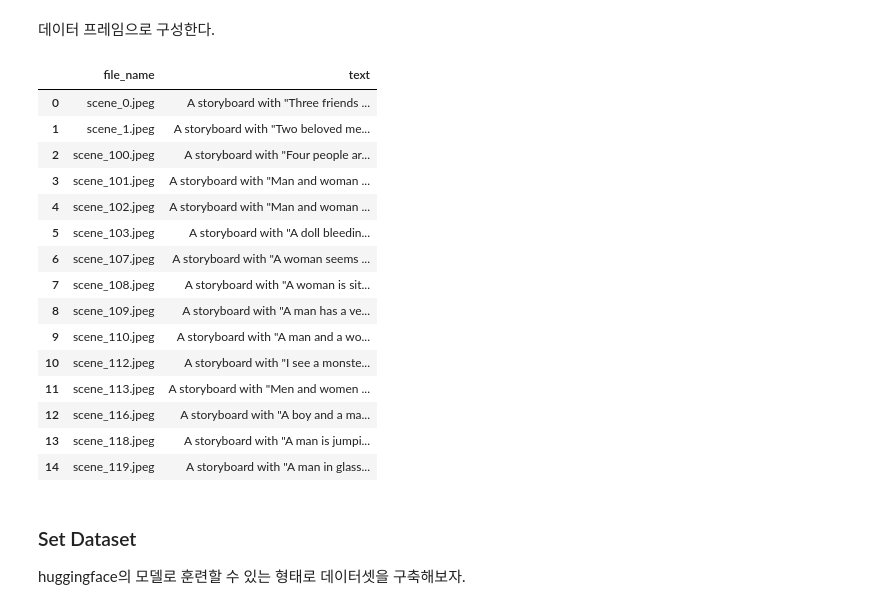
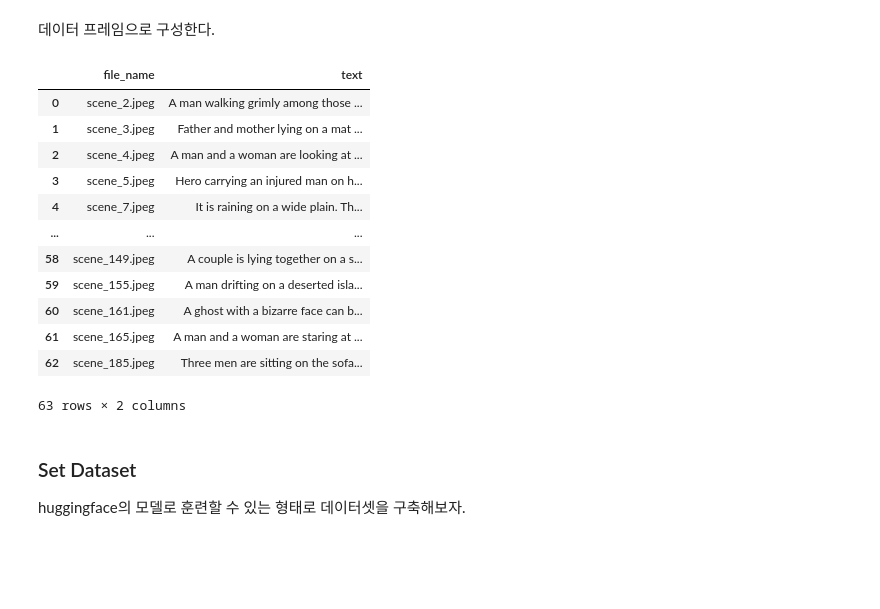
Before and after one commit to LeeHeonWoo1/CV, a Jupyter notebook: TextToImage/get_my_own_dataset.ipynb, the cells around one changed output. Saved outputs shown, nothing was run; the diff lists cells and outputs as text; code cells hidden in the pictures; blank space fills up the shorter version.

```diff
--- a/TextToImage/get_my_own_dataset.ipynb
+++ b/TextToImage/get_my_own_dataset.ipynb
@@ -123,16 +138,16 @@ for filename in img_filenames[:25]:
 ### image filter 적용 후 저장
 이미지에 필터를 적용하고 다시 저장한다.
 # %%
-origin_images = os.listdir(move_dir)
-new_path = "./test_images/applied"
+origin_images = os.listdir("./google_images/origin")
+new_path = "./google_images/applied"
 if not os.path.isdir(new_path):
     os.mkdir(new_path)
 
-for filename in img_filenames[52:62]:
-    img = cv2.imread(os.path.join(image_dir, filename))
+for filename in origin_images:
+    img = cv2.imread(os.path.join("./google_images/origin", filename))
     new_img = pencil_sketch(img)
     new_img = cv2.cvtColor(new_img, cv2.COLOR_GRAY2BGR)
-    cv2.imwrite(os.path.join("./valid", filename), new_img)
+    cv2.imwrite(os.path.join(new_path, filename), new_img)
 # %% [markdown]
 ### 전후 비교 시각화
 # %%
@@ -140,7 +155,7 @@ new_images = os.listdir(new_path)
 fig, axis = plt.subplots(nrows = 2, ncols = 3, figsize=(8, 8))
 
 for i in range(3):
-    img = cv2.imread(os.path.join(move_dir, origin_images[i]))
+    img = cv2.imread(os.path.join("./google_images/origin", origin_images[i]))
     img = cv2.cvtColor(img, cv2.COLOR_BGR2RGB)
     img2 = cv2.imread(os.path.join(new_path, new_images[i]))
     img2 = cv2.cvtColor(img2, cv2.COLOR_BGR2RGB)
@@ -157,3 +172,13 @@ plt.show()
 image에 대한 스크립트와 함께 차후 csv파일로 구성하기 위해서 dict형태로 데이터를 생성한다
 
 단, low resolution 혹은 스크립트의 내용을 적기 난해한 이미지의 경우 제외한다.
+# %%
+index = []
+for i in os.listdir(new_path):
+    num = int(i[i.find('_')+1:i.rfind(".")])
+    index.append(num)
+# %%
+a = sorted(index)
+cols = []
+for i in a:
+    cols.append(f"scene_{i}.jpeg")
@@ -194,24 +278,22 @@ data = {
 # %% [markdown]
 데이터 프레임으로 구성한다.
 # %%
+import pandas as pd
+
 df = pd.DataFrame(data)
-df["file_name"] = df["file_name"].apply(lambda x : x.replace(x[:x.rfind("/") + 1], ""))
 df
 # %% [output]
 |  | file_name | text |
-| 0 | scene_0.jpeg | A storyboard with "Three friends ... |
-| 1 | scene_1.jpeg | A storyboard with "Two beloved me... |
-| 2 | scene_100.jpeg | A storyboard with "Four people ar... |
-| 3 | scene_101.jpeg | A storyboard with "Man and woman ... |
-| 4 | scene_102.jpeg | A storyboard with "Man and woman ... |
-| 5 | scene_103.jpeg | A storyboard with "A doll bleedin... |
-| 6 | scene_107.jpeg | A storyboard with "A woman seems ... |
-| 7 | scene_108.jpeg | A storyboard with "A woman is sit... |
-| 8 | scene_109.jpeg | A storyboard with "A man has a ve... |
-| 9 | scene_110.jpeg | A storyboard with "A man and a wo... |
-| 10 | scene_112.jpeg | A storyboard with "I see a monste... |
-| 11 | scene_113.jpeg | A storyboard with "Men and women ... |
-| 12 | scene_116.jpeg | A storyboard with "A boy and a ma... |
-| 13 | scene_118.jpeg | A storyboard with "A man is jumpi... |
-| 14 | scene_119.jpeg | A storyboard with "A man in glass... |
+| 0 | scene_2.jpeg | A man walking grimly among those ... |
+| 1 | scene_3.jpeg | Father and mother lying on a mat ... |
+| 2 | scene_4.jpeg | A man and a woman are looking at ... |
+| 3 | scene_5.jpeg | Hero carrying an injured man on h... |
+| 4 | scene_7.jpeg | It is raining on a wide plain. Th... |
+| ... | ... | ... |
+| 58 | scene_149.jpeg | A couple is lying together on a s... |
+| 59 | scene_155.jpeg | A man drifting on a deserted isla... |
+| 60 | scene_161.jpeg | A ghost with a bizarre face can b... |
+| 61 | scene_165.jpeg | A man and a woman are staring at ... |
+| 62 | scene_185.jpeg | Three men are sitting on the sofa... |
+63 rows × 2 columns
 # %%
```
Also changed, not shown: parts of 13 cells of this notebook.
